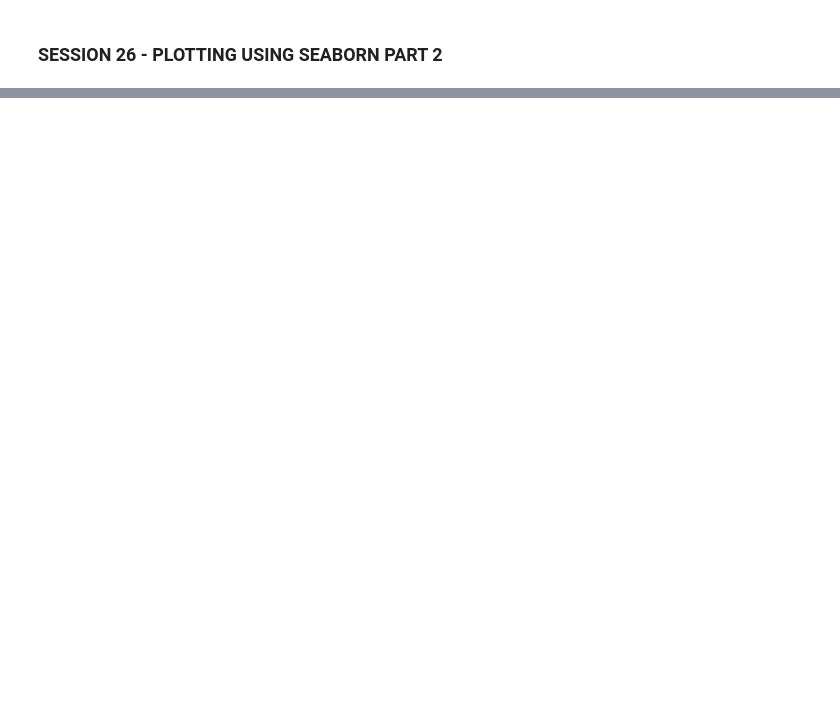
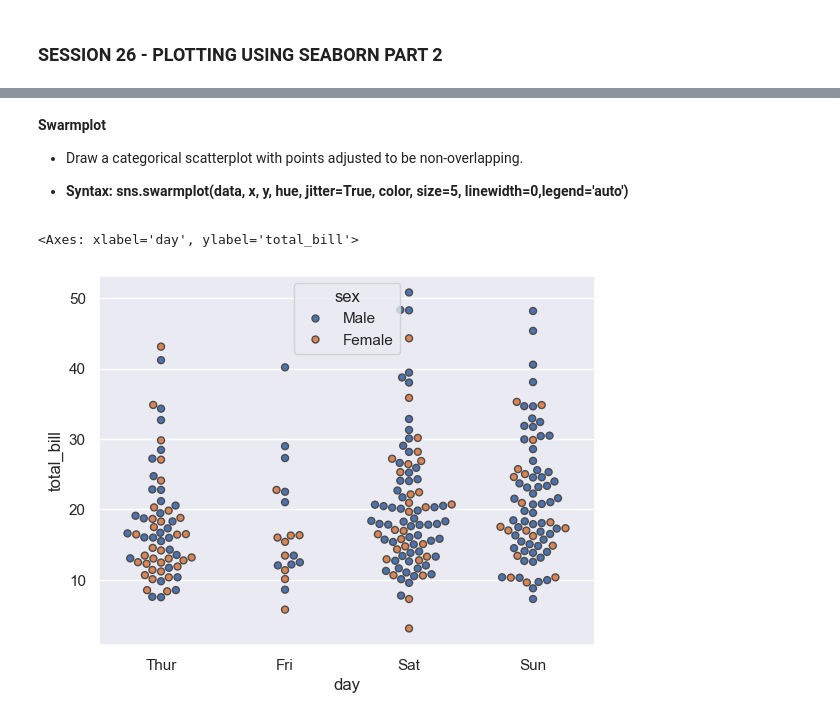
Before and after one commit to akashpagi/SEABORN-DATA-VISUALIZATION-LIBRARY-FOR-DATA-SCIENCE, a Jupyter notebook: SESSION 26 - PLOTTING USING SEABORN PART 2.ipynb, the cells around one changed output, grey strips where cells are left out. Saved outputs shown, nothing was run; the diff lists cells and outputs as text; code cells hidden in the pictures; blank space fills up the shorter version.

```diff
--- a/SESSION 26 - PLOTTING USING SEABORN PART 2.ipynb
+++ b/SESSION 26 - PLOTTING USING SEABORN PART 2.ipynb
@@ -2,0 +62,11 @@
+# %% [markdown]
+**Swarmplot**
+- Draw a categorical scatterplot with points adjusted to be non-overlapping.
+
+- **Syntax: sns.swarmplot(data, x, y, hue,  jitter=True, color, size=5, linewidth=0,legend='auto')**
+# %%
+# axes-level function
+sns.swarmplot(tips, x='day', y='total_bill', hue='sex', linewidth=1)
+# %% [output]
+<Axes: xlabel='day', ylabel='total_bill'>
+[figure, added]
```
Also changed, not shown: parts of 8 cells of this notebook.
